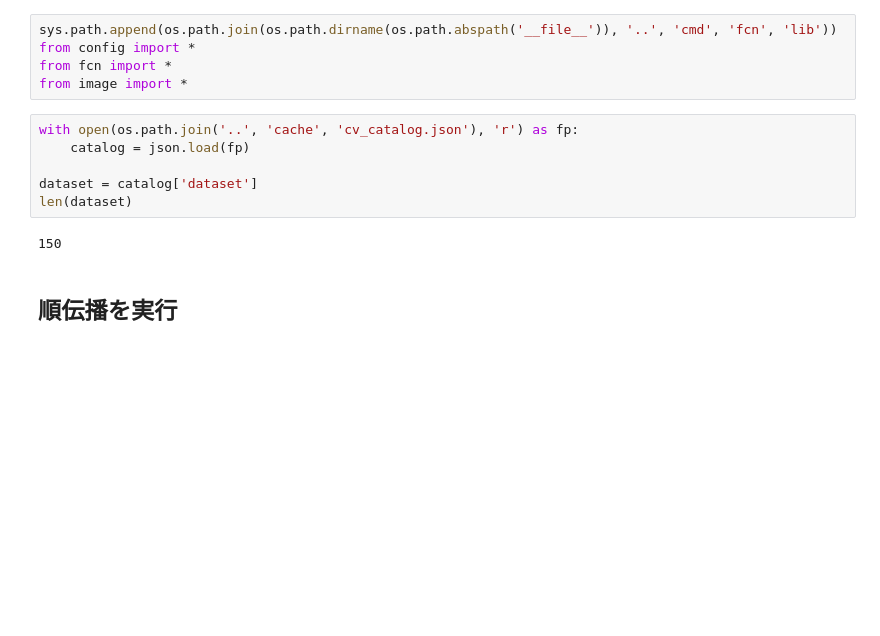
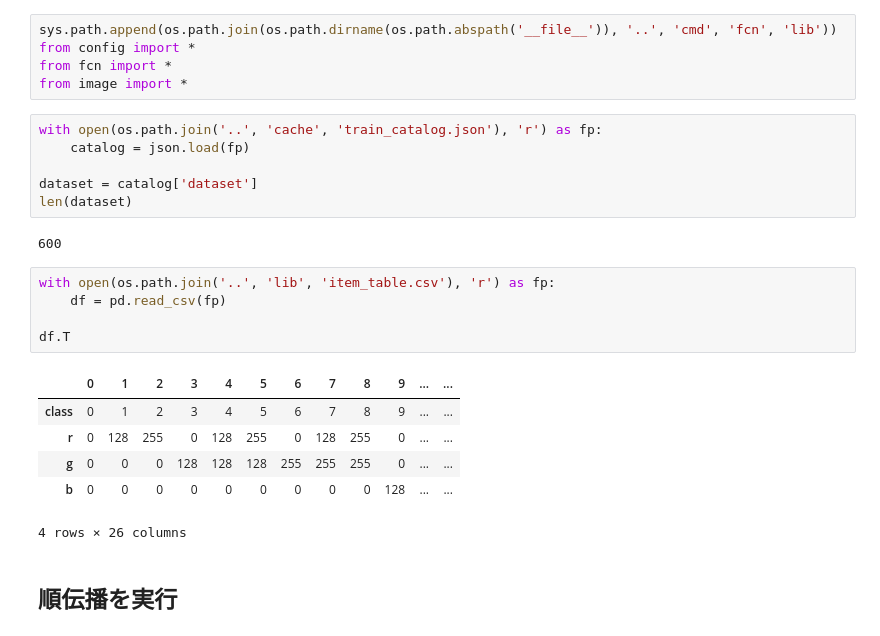
Before and after one commit to uents/chainer-playground, a Jupyter notebook: dl-course/doc/fcn.ipynb, the cells around one changed output. Saved outputs shown, nothing was run; the diff lists cells and outputs as text; blank space fills up the shorter version.

```diff
--- a/dl-course/doc/fcn.ipynb
+++ b/dl-course/doc/fcn.ipynb
@@ -29,13 +29,25 @@ from config import *
 from fcn import *
 from image import *
 # %%
-with open(os.path.join('..', 'cache', 'cv_catalog.json'), 'r') as fp:
+with open(os.path.join('..', 'cache', 'train_catalog.json'), 'r') as fp:
     catalog = json.load(fp)
 
 dataset = catalog['dataset']
 len(dataset)
 # %% [output]
-150
+600
+# %%
+with open(os.path.join('..', 'lib', 'item_table.csv'), 'r') as fp:
+    df = pd.read_csv(fp)
+
+df.T
+# %% [output]
+|  | 0 | 1 | 2 | 3 | 4 | 5 | 6 | 7 | 8 | 9 | ... | ... |
+| class | 0 | 1 | 2 | 3 | 4 | 5 | 6 | 7 | 8 | 9 | ... | ... |
+| r | 0 | 128 | 255 | 0 | 128 | 255 | 0 | 128 | 255 | 0 | ... | ... |
+| g | 0 | 0 | 0 | 128 | 128 | 128 | 255 | 255 | 255 | 0 | ... | ... |
+| b | 0 | 0 | 0 | 0 | 0 | 0 | 0 | 0 | 0 | 128 | ... | ... |
+4 rows × 26 columns
 # %% [markdown]
 ## 順伝播を実行
 # %%
```
Also changed, not shown: parts of 23 cells of this notebook.
